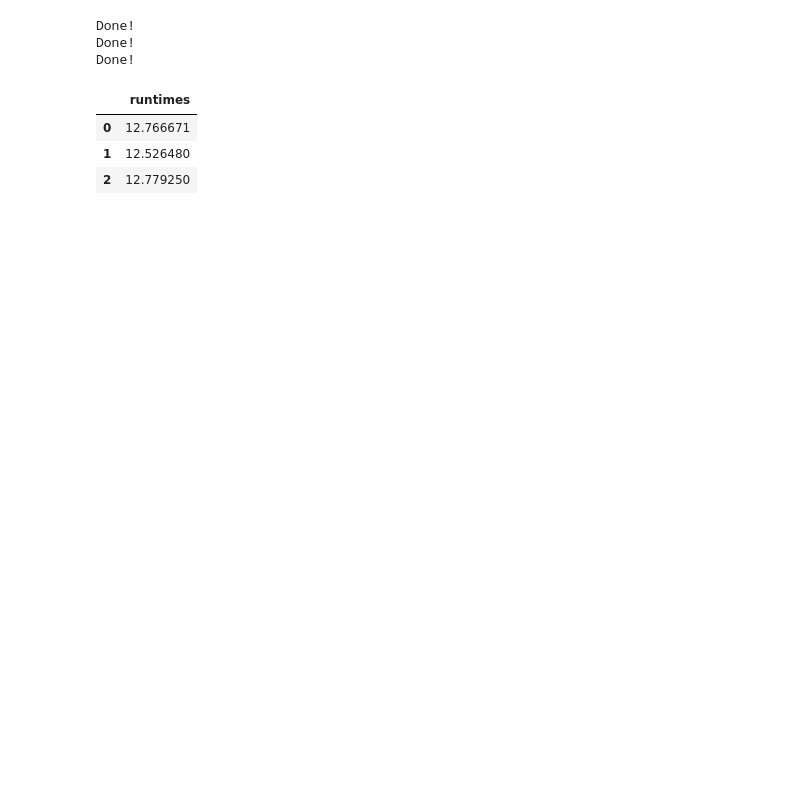
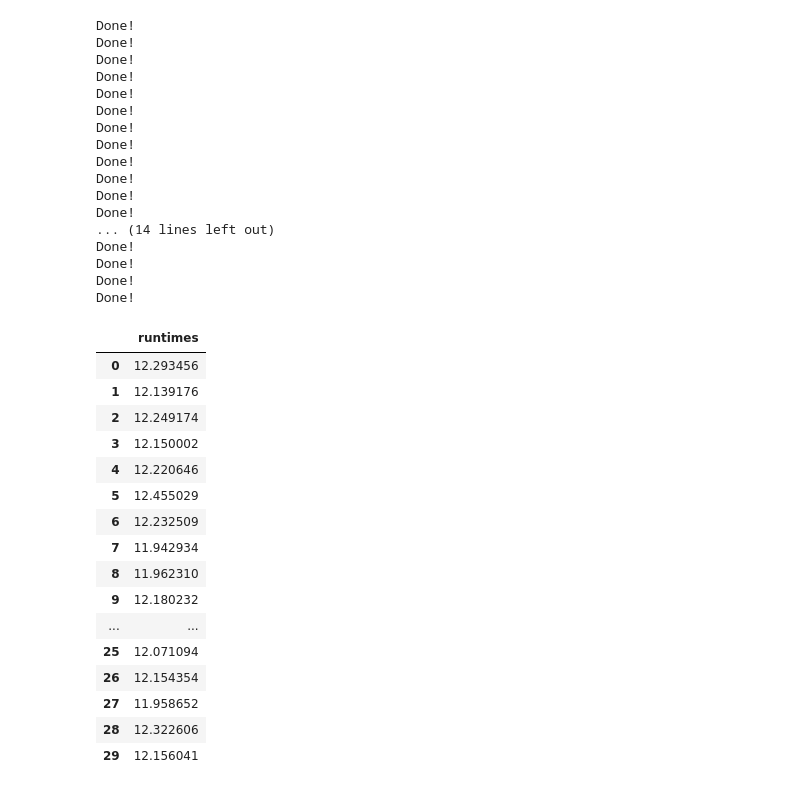
Before and after one commit to stefan-grafberger/deem22-what-if-experiments, a Jupyter notebook: whatif/experiments/corruption_experiments.ipynb, the cells around one changed output. Cells and saved outputs as stored; diff of their text form; code cells hidden in the pictures; blank space fills up the shorter version.

```diff
--- a/whatif/experiments/corruption_experiments.ipynb
+++ b/whatif/experiments/corruption_experiments.ipynb
@@ -76,17 +105,44 @@ corruption_qualitative_review_corruption_opt
 # %%
 # Other params hard-coded currently
 # corruption_percentages=[0.2, 0.5, 0.9], corrupt_features=["star_rating", "verified_purchase", "review_headline"]
-review_corruption_opt_exec_times = measure_review_corruption_opt_exec_time(debug=False, repeats=3)  # 30
+review_corruption_opt_exec_times = measure_review_corruption_opt_exec_time(debug=False, repeats=30)  # 30
 save_to_csv(review_corruption_opt_exec_times, "review_corruption_opt_exec_times")
 review_corruption_opt_exec_times
 # %% [output]
 Done!
 Done!
 Done!
+Done!
+Done!
+Done!
+Done!
+Done!
+Done!
+Done!
+Done!
+Done!
+... (14 lines left out)
+Done!
+Done!
+Done!
+Done!
 |  | runtimes |
-| 0 | 12.766671 |
-| 1 | 12.526480 |
-| 2 | 12.779250 |
+| 0 | 12.293456 |
+| 1 | 12.139176 |
+| 2 | 12.249174 |
+| 3 | 12.150002 |
+| 4 | 12.220646 |
+| 5 | 12.455029 |
+| 6 | 12.232509 |
+| 7 | 11.942934 |
+| 8 | 11.962310 |
+| 9 | 12.180232 |
+| ... | ... |
+| 25 | 12.071094 |
+| 26 | 12.154354 |
+| 27 | 11.958652 |
+| 28 | 12.322606 |
+| 29 | 12.156041 |
 # %%
 corruption_qualitative_credit_corruption_naive = do_credit_corruption_naive(debug=False,
                                                                           corruption_percentages=[0.2, 0.5, 0.9],
```
Also changed, not shown: parts of 7 cells of this notebook, 23 other files.
